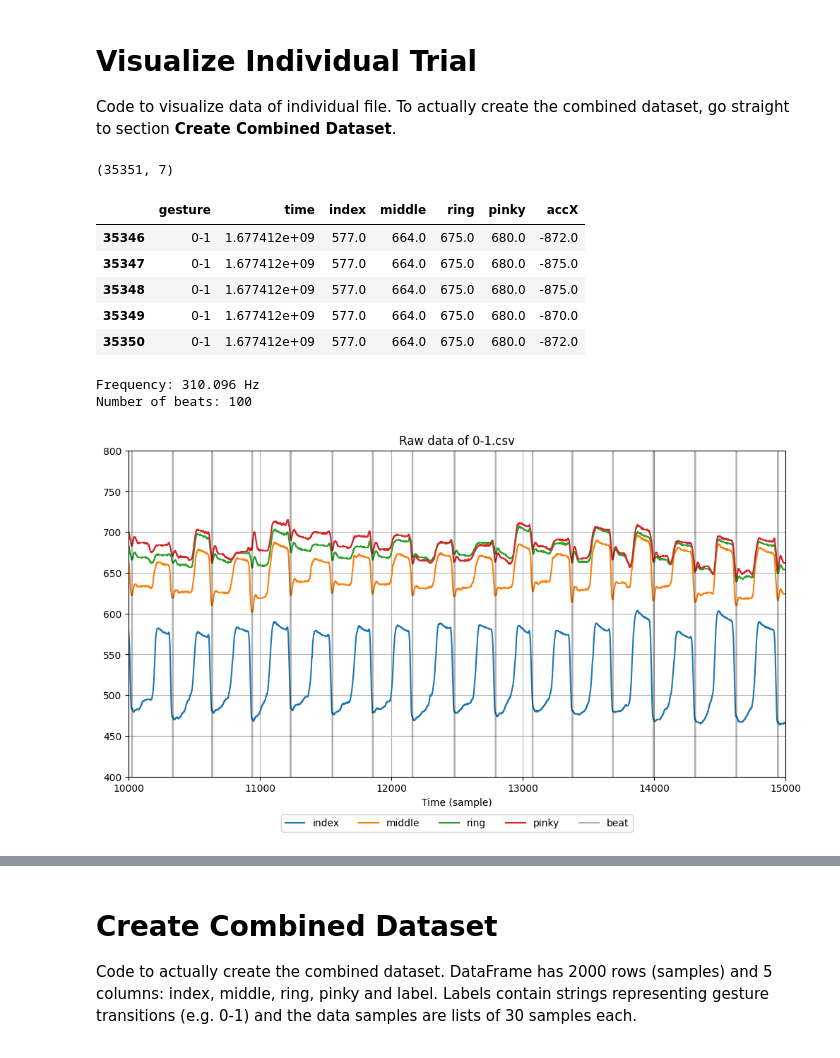
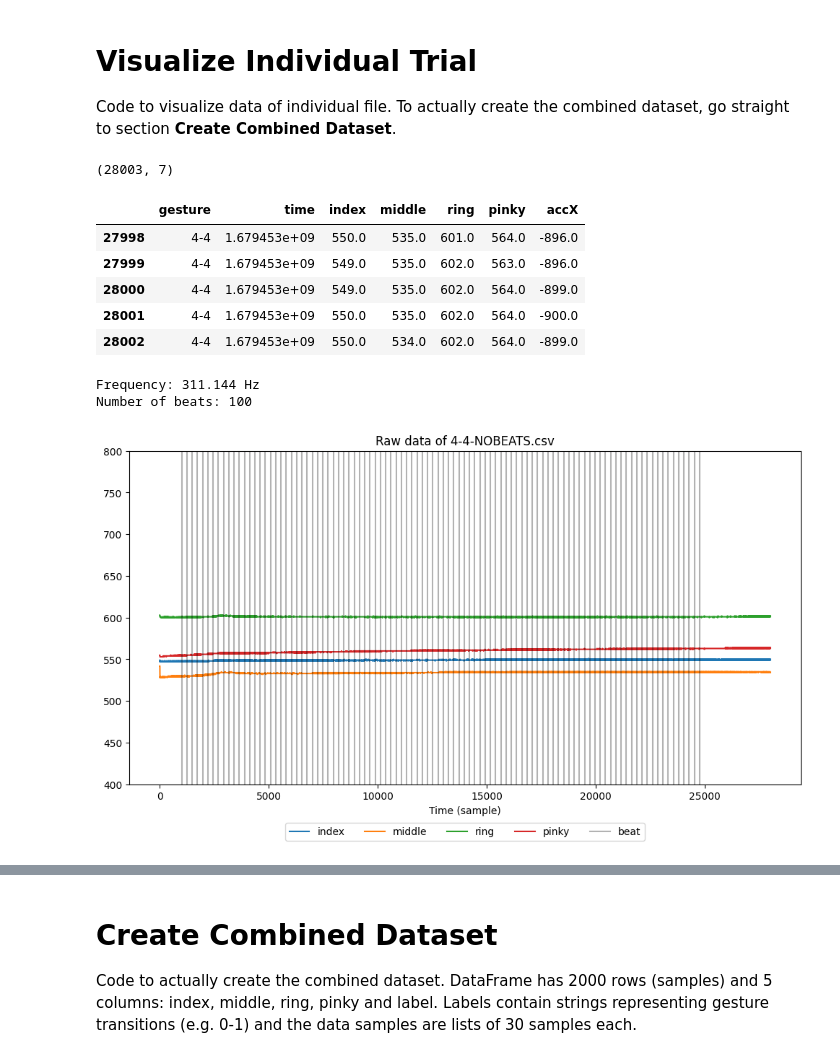
Before and after one commit to rachung2510/oppy, a Jupyter notebook: create_dataset.ipynb, the cells around one changed output, grey strips where cells are left out. Drawn from its saved outputs; the diff is of its cells as text; code cells hidden in the pictures.

```diff
--- a/create_dataset.ipynb
+++ b/create_dataset.ipynb
@@ -86,54 +127,61 @@ def peakdet(v, delta, x = None):
 Code to visualize data of individual file. To actually create the combined dataset, go straight to section **Create Combined Dataset**.
 # %%
 DATA_PATH = "../data/"
-FILE = "0-1.csv"
+FILE = "4-4-NOBEATS.csv"
 df = pd.read_csv(DATA_PATH + FILE, index_col=0)
 print(df.shape)
 df.tail()
 # %% [output]
-(35351, 7)
+(28003, 7)
 |  | gesture | time | index | middle | ring | pinky | accX |
-| 35346 | 0-1 | 1.677412e+09 | 577.0 | 664.0 | 675.0 | 680.0 | -872.0 |
-| 35347 | 0-1 | 1.677412e+09 | 577.0 | 664.0 | 675.0 | 680.0 | -875.0 |
-| 35348 | 0-1 | 1.677412e+09 | 577.0 | 664.0 | 675.0 | 680.0 | -875.0 |
-| 35349 | 0-1 | 1.677412e+09 | 577.0 | 664.0 | 675.0 | 680.0 | -870.0 |
-| 35350 | 0-1 | 1.677412e+09 | 577.0 | 664.0 | 675.0 | 680.0 | -872.0 |
+| 27998 | 4-4 | 1.679453e+09 | 550.0 | 535.0 | 601.0 | 564.0 | -896.0 |
+| 27999 | 4-4 | 1.679453e+09 | 549.0 | 535.0 | 602.0 | 563.0 | -896.0 |
+| 28000 | 4-4 | 1.679453e+09 | 549.0 | 535.0 | 602.0 | 564.0 | -899.0 |
+| 28001 | 4-4 | 1.679453e+09 | 550.0 | 535.0 | 602.0 | 564.0 | -900.0 |
+| 28002 | 4-4 | 1.679453e+09 | 550.0 | 534.0 | 602.0 | 564.0 | -899.0 |
 # %%
 keys = ["index","middle","ring","pinky"]
+offset = 200
+NUM_BEATS = 100
 
 # get x-axis in seconds
 startTime = int(df.iloc[0,1])
 endTime = int(df.iloc[-1,1])
 x = np.linspace(0, endTime-startTime, df.shape[0])
 
-# get peaks
-accX = df['accX'].to_numpy()
-delta = 1200 # increase to reduce number of peaks/valleys detected
-peaks, valleys = peakdet(accX, delta)
-beats = np.zeros(accX.size)
-for valley in valleys:
-    idx = int(valley[0])
-    beats[idx] = 2000
+# get valleys
+if "NOBEATS" in FILE:
+    valleys = [(1000 + 240*i) for i in range(NUM_BEATS)]
+else:
+    accX = df['accX'].to_numpy()
+    valleys = get_valleys(accX, NUM_BEATS)
 
 # print stats
 print("Frequency: %.3f Hz" % (df.shape[0]/(endTime-startTime)))
-print("Number of beats:", len(np.where(beats>0)[0]))
+print("Number of beats:", len(valleys))
 
 # plot data
 plt.figure(figsize=(12, 6))
 for key in keys:
-    plt.plot(df[key].to_numpy(), label=key)
-plt.plot(beats, color="k", alpha=0.3, label="beat")
+    plt.plot(np.arange(0, len(x)), df[key].to_numpy(), label=key)
+for i in range(len(valleys)):
+    plt.axvline(valleys[i], color="k", alpha=0.3, label="beat" if not i else "")
+# for i in range(len(valleys)):
+#     plt.axvline(valleys[i]-offset, color="m", alpha=0.3, label="threshold" if not i else "")
+# for i in range(len(valleys)):
+#     plt.axvline(valleys[i]-offset-30, color="m", alpha=0.3)
+plt.hlines(0, 0, len(x), color="m", alpha=0.3)
+plt.hlines(800, 0, len(x), color="m", alpha=0.3)
 plt.legend(loc='upper center', bbox_to_anchor=(0.5, -0.1), ncol=5)
 plt.xlabel("Time (sample)")
-plt.xlim(10000,15000)
+# plt.xlim(13000,17000)
 plt.ylim((400,800))
 plt.title("Raw data of " + FILE)
-plt.grid()
+# plt.grid()
 plt.show()
 # %% [output]
-Frequency: 310.096 Hz
+Frequency: 311.144 Hz
 Number of beats: 100
-[figure, old version]
+[figure, new version]
 # %%
 timestep = 30
```
Also changed, not shown: parts of 5 cells of this notebook.
